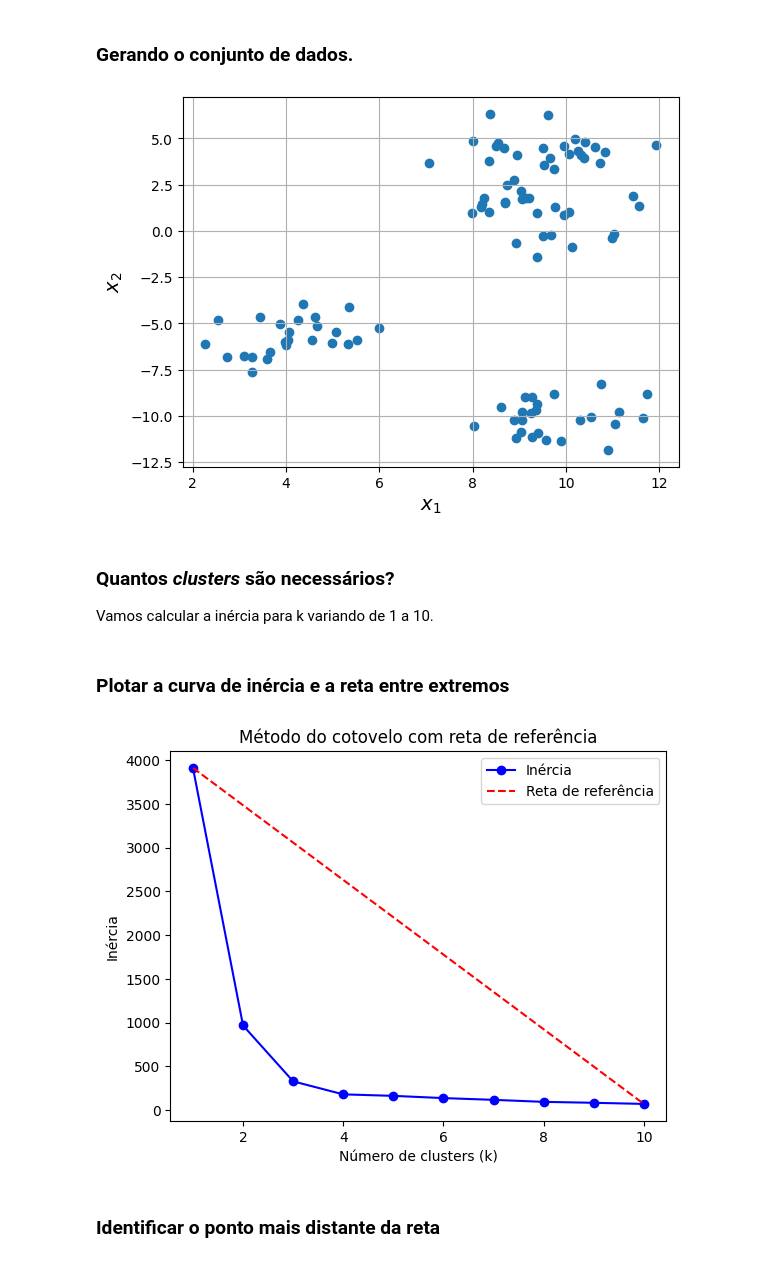
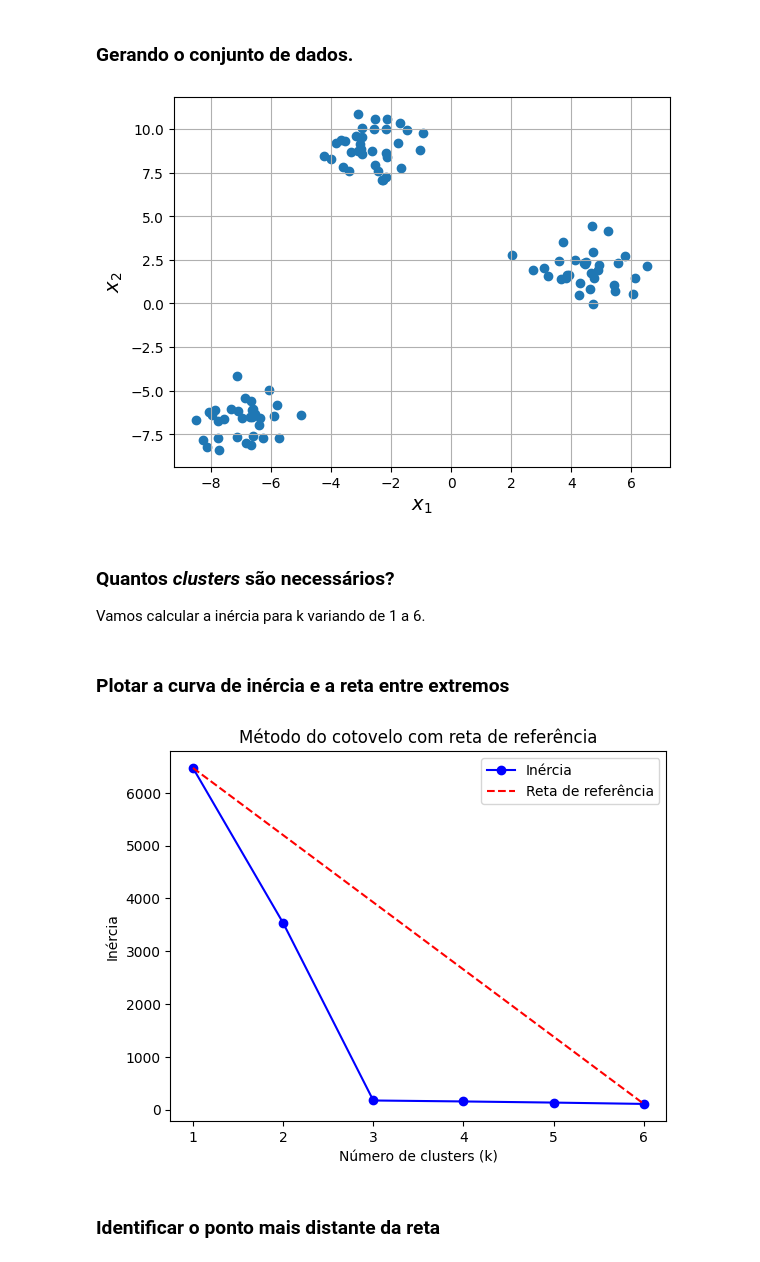
Before and after one commit to zz4fap/c24_inteligencia_artificial, a Jupyter notebook: notebooks/kmeans.ipynb, the cells around one changed output. Saved outputs shown, nothing was run; the diff lists cells and outputs as text; code cells hidden in the pictures.

```diff
--- a/notebooks/kmeans.ipynb
+++ b/notebooks/kmeans.ipynb
@@ -13,19 +17,19 @@ np.random.seed(seed)
 # %%
 # Define número de exemplos.
 N = 100
 
-X, y = make_blobs(n_samples=N, centers=4, random_state=seed)
+X, y = make_blobs(n_samples=N, centers=3, random_state=seed)
 
 plt.scatter(X[:,0], X[:,1])
 plt.xlabel('$x_1$', fontsize=14)
 plt.ylabel('$x_2$', fontsize=14)
 plt.grid()
 plt.show()
 # %% [output]
-[figure, old version]
+[figure, new version]
 # %% [markdown]
 ### Quantos *clusters* são necessários?
 
-Vamos calcular a inércia para k variando de 1 a 10.
+Vamos calcular a inércia para k variando de 1 a 6.
 # %%
 inercia = []
@@ -36,15 +41,15 @@ for k in range(1, 11):
 # %% [markdown]
 ### Plotar a curva de inércia e a reta entre extremos
 # %%
-k_values = range(1, 11)
+k_values = range(1, numMaxClusters+1)
 plt.plot(k_values, inercia, 'bo-', label='Inércia')
 
 # Definir extremos (primeiro e último pontos)
 primeiro_ponto = (1, inercia[0])
-ultimo_ponto = (10, inercia[-1])
+ultimo_ponto = (numMaxClusters, inercia[-1])
 
 # Equação da reta entre os extremos (y = a*x + b)
-x = np.array([1, 10])
+x = np.array([1, numMaxClusters])
 y = np.array([inercia[0], inercia[-1]])
 a, b = np.polyfit(x, y, 1)
 
@@ -57,7 +62,7 @@ plt.title('Método do cotovelo com reta de referência')
 plt.legend()
 plt.show()
 # %% [output]
-[figure, old version]
+[figure, new version]
 # %% [markdown]
 ###  Identificar o ponto mais distante da reta
 # %%
```
Also changed, not shown: parts of 5 cells of this notebook, 3 other files.
